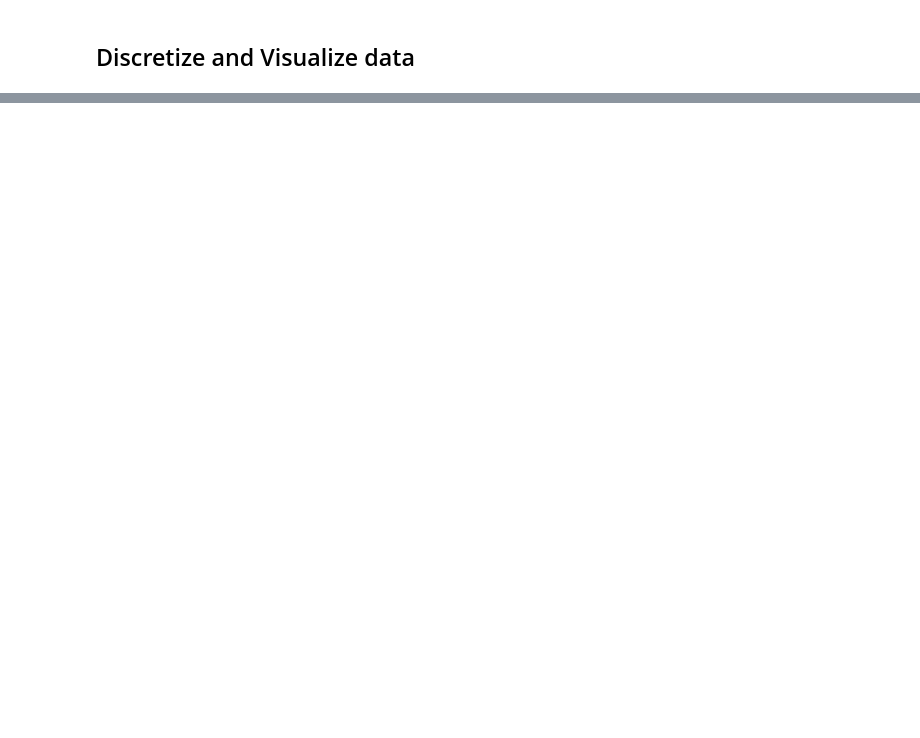
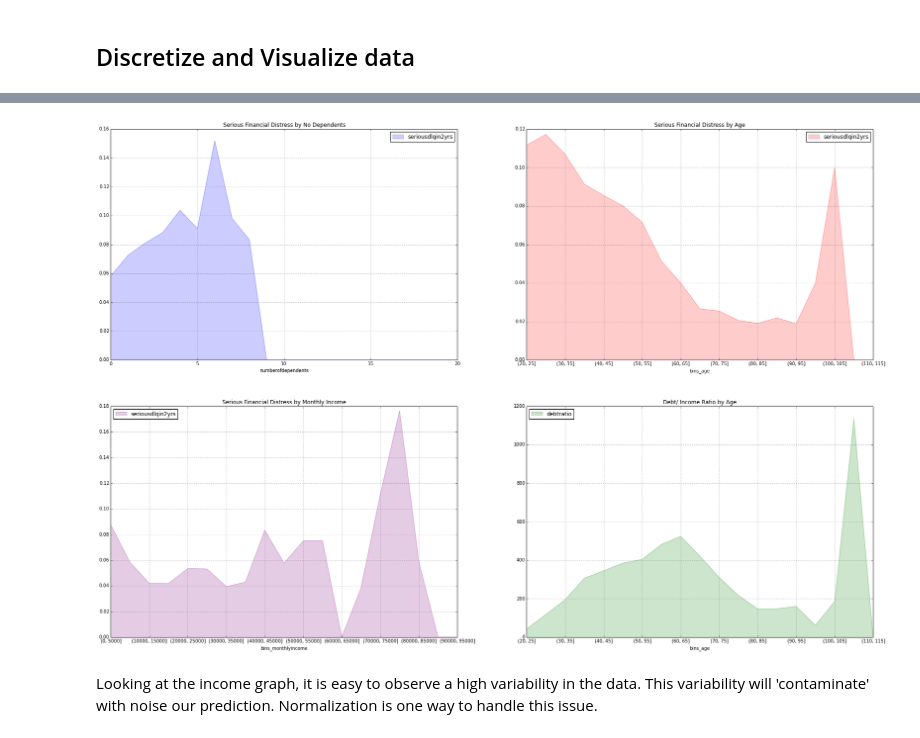
Before and after one commit to ju-arroyom/ML-Pub-Policy, a Jupyter notebook: hw2/ML-PS2.ipynb, the cells around one changed output, grey strips where cells are left out. Cells and saved outputs as stored; diff of their text form; code cells hidden in the pictures; blank space fills up the shorter version.

```diff
--- a/hw2/ML-PS2.ipynb
+++ b/hw2/ML-PS2.ipynb
@@ -179,0 +260,2 @@ Since we have 29,731 missing values, it might safe to assume that they come from
+# %%
+Xtrain['age'].replace(0, Xtrain['age'].mean(), inplace = True)
@@ -243,10 +279,0 @@ des_num_dep(test[test.numberofdependents<3])
-# %%
-fig, (ax1, ax2) = plt.subplots(1,2, figsize=(10,4))
-
-train['numberofdependents'].plot(kind = "hist", alpha = 0.2, bins = 20, color ='r', ax = ax1);
-ax1.set_title('Dist.of Number of Dependents Training Set');
-ax1.grid()
-test['numberofdependents'].plot(kind = "hist", alpha = 0.2, bins = 20, color ='b', ax = ax2);
-ax2.set_title('Dist. of Number of Dependents Testing Set')
-ax2.grid()
-plt.tight_layout()
@@ -335,0 +280,4 @@ numberofdependents                                 1.000
+# %%
+Y_com = Ytrain.append(Ytest)
+X_com = Xtrain.append(Xtest)
+df_com = pd.concat([Y_com, X_com], axis =1)
@@ -335,0 +289,21 @@ numberofdependents                                 1.000
+# %%
+fig, ((ax1, ax2), (ax3, ax4))= plt.subplots(2,2, figsize=(30,20))
+df_com[['numberofdependents', 'seriousdlqin2yrs']].groupby(['numberofdependents']).mean().plot.area(alpha = 0.2, ax = ax1, color = 'b');
+ax1.set_title('Serious Financial Distress by No Dependents');
+ax1.grid()
+
+df_com[['seriousdlqin2yrs', 'bins_age']].groupby(['bins_age']).mean().plot.area(alpha = 0.2, ax = ax2, color = 'r');
+ax2.set_title('Serious Financial Distress by Age');
+ax2.grid()
+
+df_com[['seriousdlqin2yrs', 'bins_monthlyincome']].groupby(['bins_monthlyincome']).mean().plot.area(alpha = 0.2, ax = ax3, color = 'purple');
+ax3.set_title('Serious Financial Distress by Monthly Income');
+ax3.grid()
+
+df_com[['debtratio', 'bins_age']].groupby(['bins_age']).mean().plot.area(alpha = 0.2, ax = ax4, color = 'green');
+ax4.set_title('Debt/ Income Ratio by Age');
+ax4.grid()
+# %% [output]
+[figure, added]
+# %% [markdown]
+Looking at the income graph, it is easy to observe a high variability in the data. This variability will 'contaminate' with noise our prediction. Normalization is one way to handle this issue.
```
Also changed, not shown: parts of 69 cells of this notebook, 2 other files.
